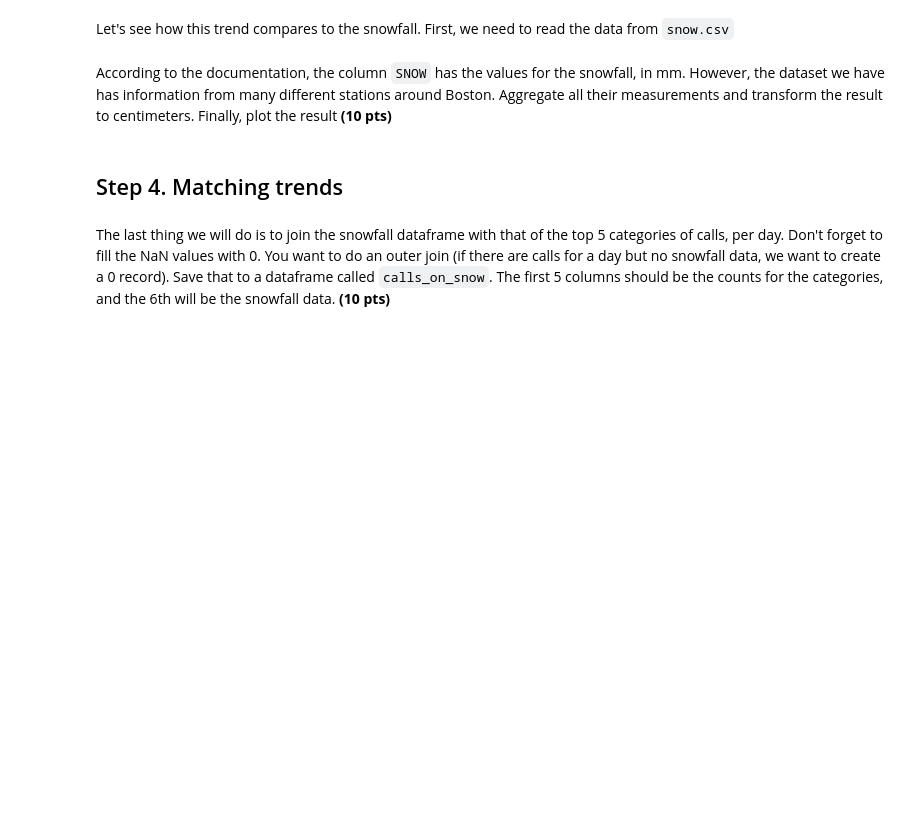
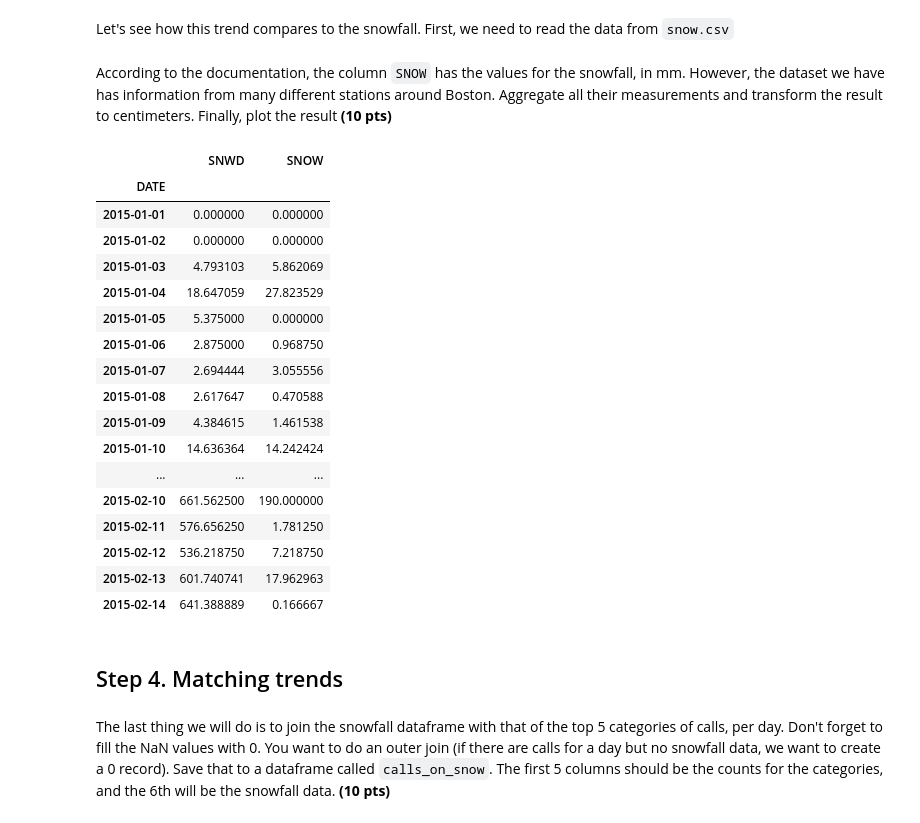
Before and after one commit to Konti6793/spring-2015-homeworks, a Jupyter notebook: submissions/Homework-2/2.Pandas-in-Boston.ipynb, the cells around one changed output. Cells and saved outputs as stored; diff of their text form; code cells hidden in the pictures; blank space fills up the shorter version.

```diff
--- a/submissions/Homework-2/2.Pandas-in-Boston.ipynb
+++ b/submissions/Homework-2/2.Pandas-in-Boston.ipynb
@@ -277,3 +275,29 @@ According to the documentation, the column `SNOW` has the values for the snowfal
+# %%
+# Write your code here
+
+data = snow_data.replace(-9999,0)
+
+grouped = data.groupby("DATE")
+grouped.aggregate(np.average)
+# %% [output]
+|  | SNWD | SNOW |
+| DATE |  |  |
+| 2015-01-01 | 0.000000 | 0.000000 |
+| 2015-01-02 | 0.000000 | 0.000000 |
+| 2015-01-03 | 4.793103 | 5.862069 |
+| 2015-01-04 | 18.647059 | 27.823529 |
+| 2015-01-05 | 5.375000 | 0.000000 |
+| 2015-01-06 | 2.875000 | 0.968750 |
+| 2015-01-07 | 2.694444 | 3.055556 |
+| 2015-01-08 | 2.617647 | 0.470588 |
+| 2015-01-09 | 4.384615 | 1.461538 |
+| 2015-01-10 | 14.636364 | 14.242424 |
+| ... | ... | ... |
+| 2015-02-10 | 661.562500 | 190.000000 |
+| 2015-02-11 | 576.656250 | 1.781250 |
+| 2015-02-12 | 536.218750 | 7.218750 |
+| 2015-02-13 | 601.740741 | 17.962963 |
+| 2015-02-14 | 641.388889 | 0.166667 |
 # %% [markdown]
 ## Step 4. Matching trends
 # %% [markdown]
```
Also changed, not shown: parts of 1 cell of this notebook.
